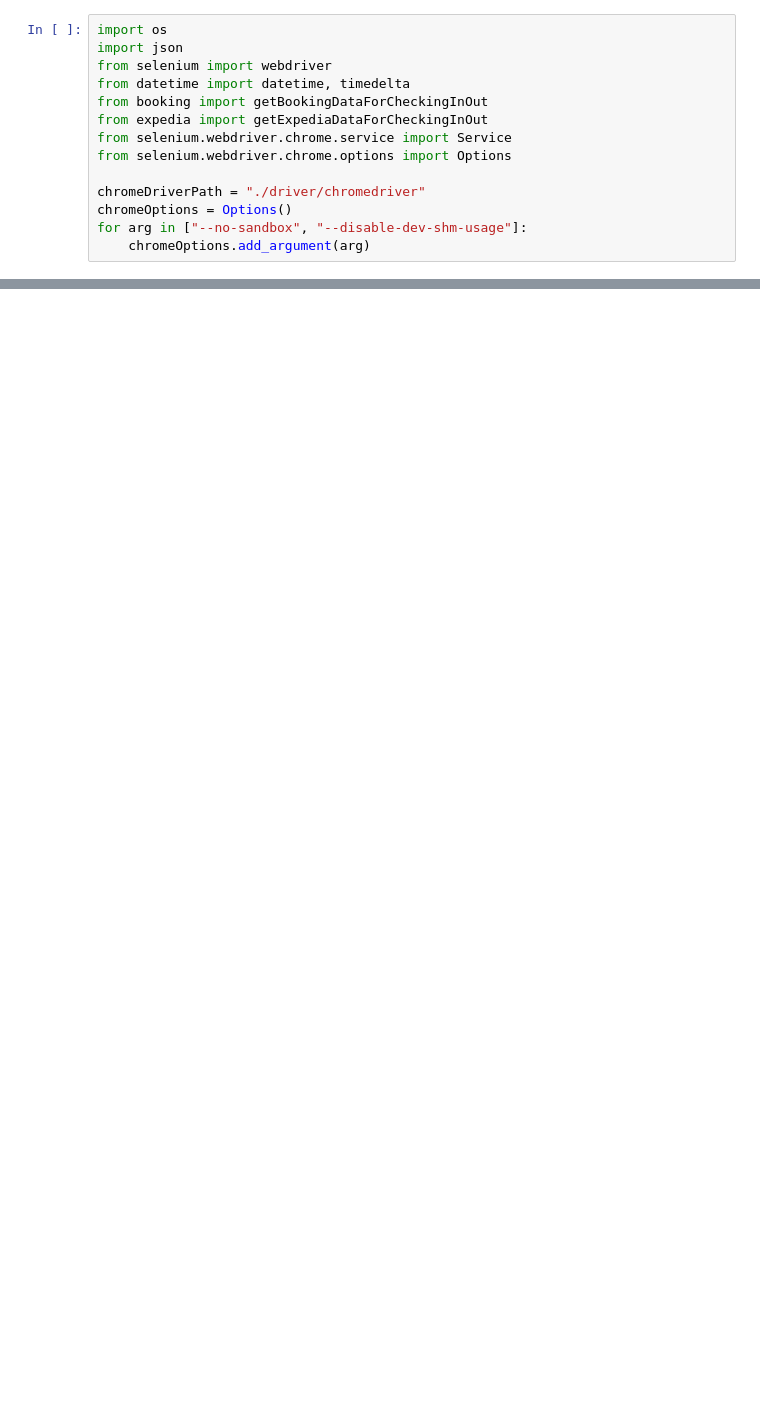
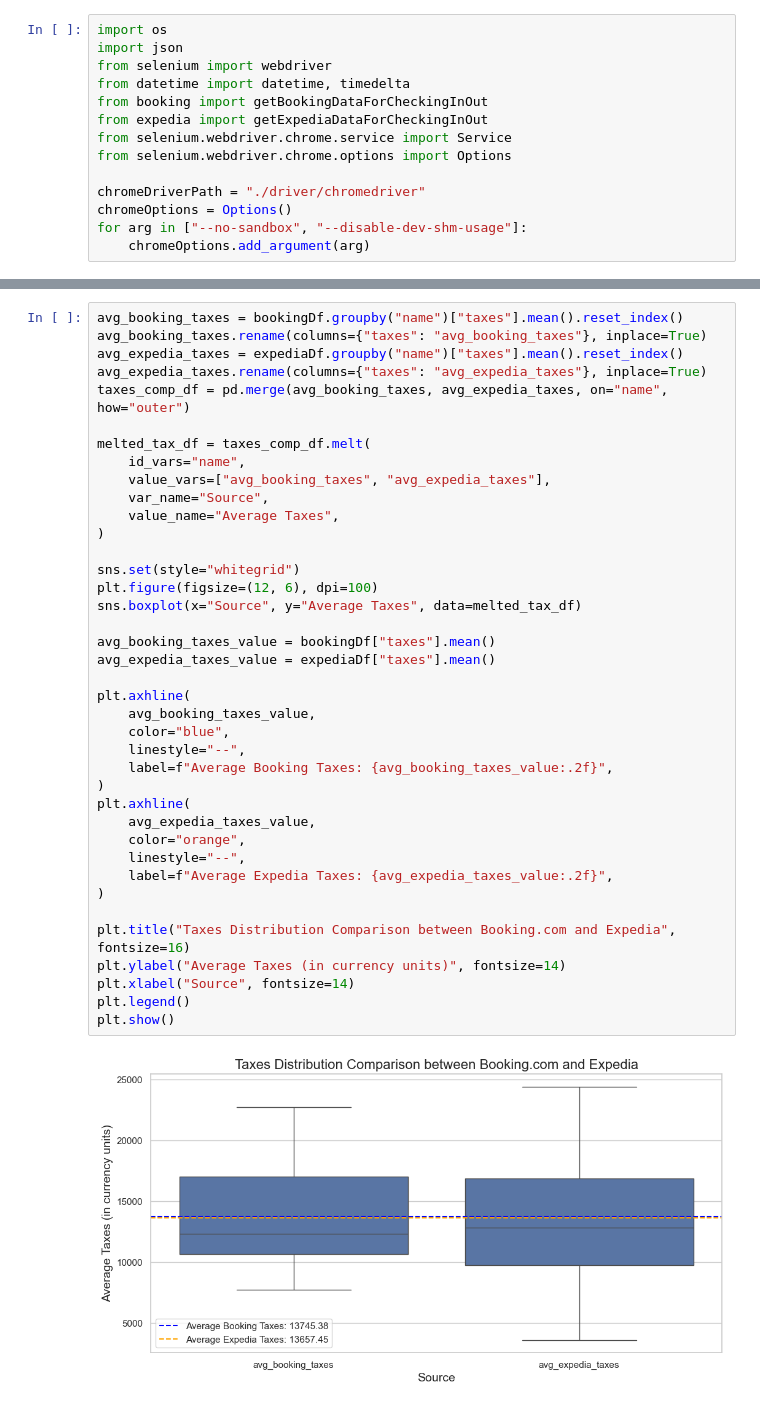
Before and after one commit to axnmol/scraper, a Jupyter notebook: scrap.ipynb, the cells around one changed output, grey strips where cells are left out. Saved outputs shown, nothing was run; the diff lists cells and outputs as text; blank space fills up the shorter version.

```diff
--- a/scrap.ipynb
+++ b/scrap.ipynb
@@ -57,0 +238,41 @@ expediaData = getDataList(start, end, isBooking=False)
+# %%
+avg_booking_taxes = bookingDf.groupby("name")["taxes"].mean().reset_index()
+avg_booking_taxes.rename(columns={"taxes": "avg_booking_taxes"}, inplace=True)
+avg_expedia_taxes = expediaDf.groupby("name")["taxes"].mean().reset_index()
+avg_expedia_taxes.rename(columns={"taxes": "avg_expedia_taxes"}, inplace=True)
+taxes_comp_df = pd.merge(avg_booking_taxes, avg_expedia_taxes, on="name", how="outer")
+
+melted_tax_df = taxes_comp_df.melt(
+    id_vars="name",
+    value_vars=["avg_booking_taxes", "avg_expedia_taxes"],
+    var_name="Source",
+    value_name="Average Taxes",
+)
+
+sns.set(style="whitegrid")
+plt.figure(figsize=(12, 6), dpi=100)
+sns.boxplot(x="Source", y="Average Taxes", data=melted_tax_df)
+
+avg_booking_taxes_value = bookingDf["taxes"].mean()
+avg_expedia_taxes_value = expediaDf["taxes"].mean()
+
+plt.axhline(
+    avg_booking_taxes_value,
+    color="blue",
+    linestyle="--",
+    label=f"Average Booking Taxes: {avg_booking_taxes_value:.2f}",
+)
+plt.axhline(
+    avg_expedia_taxes_value,
+    color="orange",
+    linestyle="--",
+    label=f"Average Expedia Taxes: {avg_expedia_taxes_value:.2f}",
+)
+
+plt.title("Taxes Distribution Comparison between Booking.com and Expedia", fontsize=16)
+plt.ylabel("Average Taxes (in currency units)", fontsize=14)
+plt.xlabel("Source", fontsize=14)
+plt.legend()
+plt.show()
+# %% [output]
+[figure, added]
```
Also changed, not shown: parts of 31 cells of this notebook, 2 other files.
